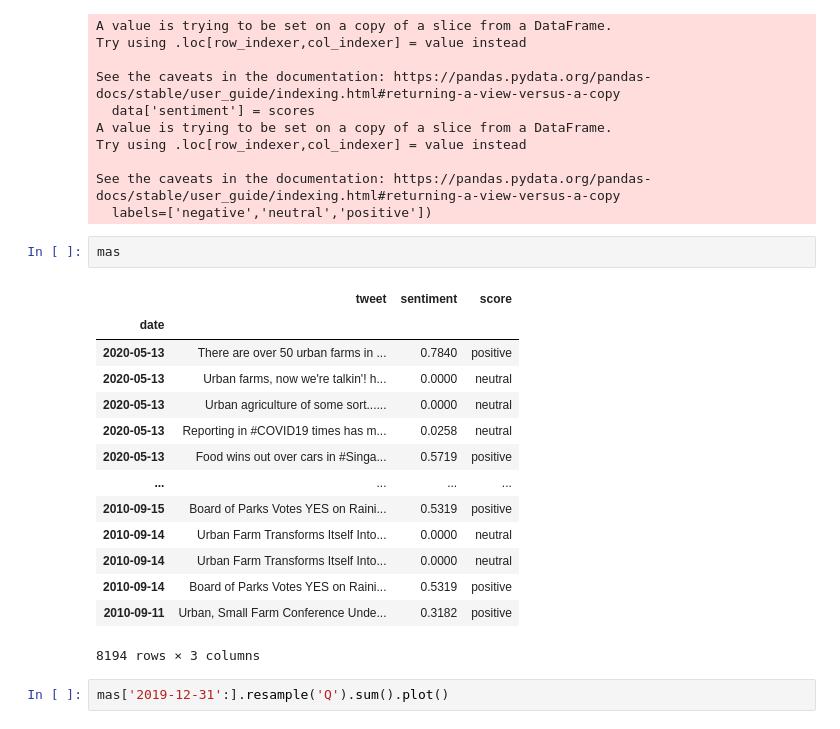
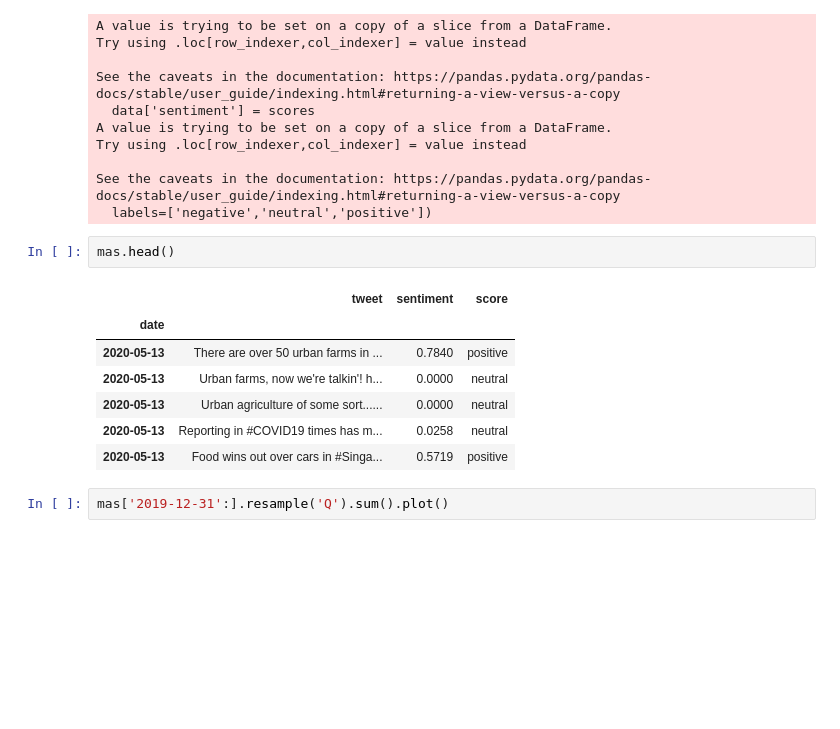
Before and after one commit to daveajstearns/mod5_project, a Jupyter notebook: nlp_component.ipynb, the cells around one changed output. Cells and saved outputs as stored; diff of their text form; blank space fills up the shorter version.

```diff
--- a/nlp_component.ipynb
+++ b/nlp_component.ipynb
@@ -167,22 +143,15 @@ Try using .loc[row_indexer,col_indexer] = value instead
 See the caveats in the documentation: https://pandas.pydata.org/pandas-docs/stable/user_guide/indexing.html#returning-a-view-versus-a-copy
   labels=['negative','neutral','positive'])
 # %%
-mas
+mas.head()
 # %% [output]
 |  | tweet | sentiment | score |
 | date |  |  |  |
 | 2020-05-13 | There are over 50 urban farms in ... | 0.7840 | positive |
 | 2020-05-13 | Urban farms, now we're talkin'! h... | 0.0000 | neutral |
 | 2020-05-13 | Urban agriculture of some sort...... | 0.0000 | neutral |
 | 2020-05-13 | Reporting in #COVID19 times has m... | 0.0258 | neutral |
 | 2020-05-13 | Food wins out over cars in #Singa... | 0.5719 | positive |
-| ... | ... | ... | ... |
-| 2010-09-15 | Board of Parks Votes YES on Raini... | 0.5319 | positive |
-| 2010-09-14 | Urban Farm Transforms Itself Into... | 0.0000 | neutral |
-| 2010-09-14 | Urban Farm Transforms Itself Into... | 0.0000 | neutral |
-| 2010-09-14 | Board of Parks Votes YES on Raini... | 0.5319 | positive |
-| 2010-09-11 | Urban, Small Farm Conference Unde... | 0.3182 | positive |
-8194 rows × 3 columns
 # %%
 mas['2019-12-31':].resample('Q').sum().plot()
 # %% [output]
```
Also changed, not shown: parts of 18 cells of this notebook, 1 other file.
